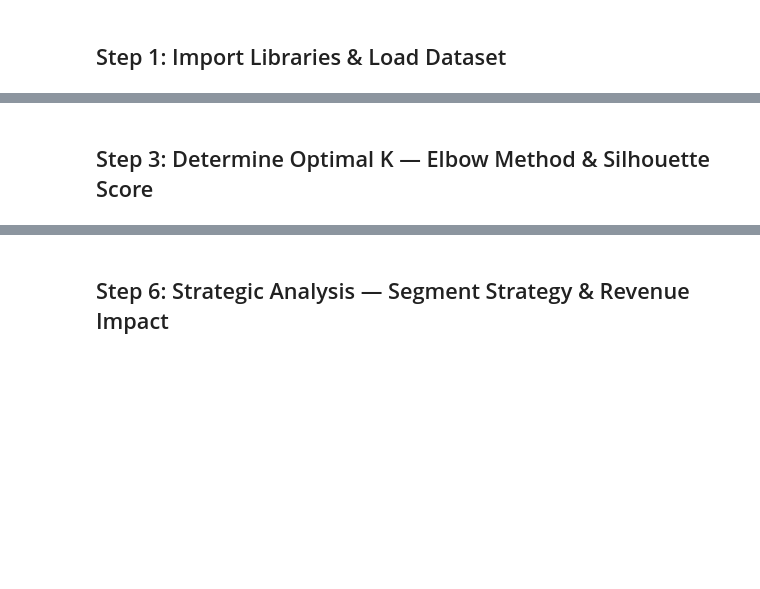
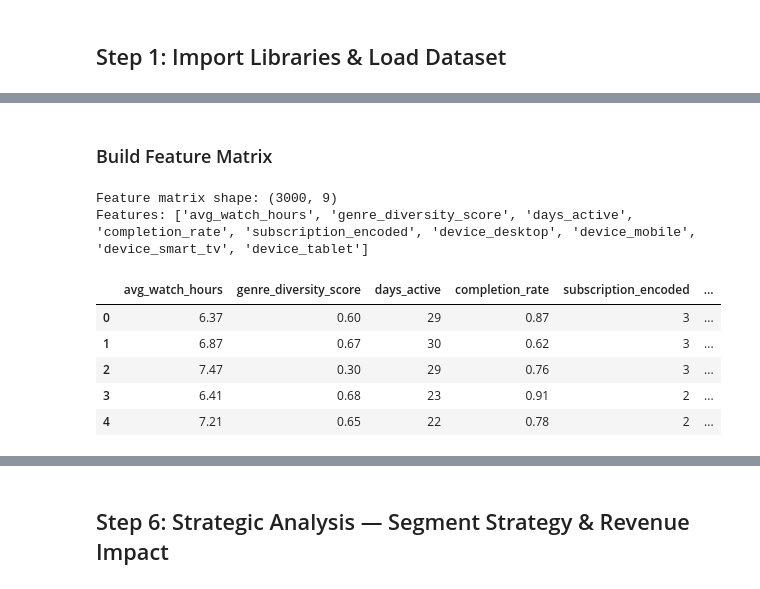
Before and after one commit to mdhiman/iimsd-ba-sessions, a Jupyter notebook: CourseContent/Session3_Segmentation/notebooks/Netflix_User_Segmentation.ipynb, the cells around one changed output, grey strips where cells are left out. Saved outputs shown, nothing was run; the diff lists cells and outputs as text; code cells hidden in the pictures; blank space fills up the shorter version.

```diff
--- a/CourseContent/Session3_Segmentation/notebooks/Netflix_User_Segmentation.ipynb
+++ b/CourseContent/Session3_Segmentation/notebooks/Netflix_User_Segmentation.ipynb
@@ -42,19 +167,21 @@ Encode categorical features and scale all features — **critical for K-Means**
+# %% [markdown]
+### Build Feature Matrix
 # %%
-# Encode categorical features
-sub_order = {'ad_supported': 0, 'basic': 1, 'standard': 2, 'premium': 3}
-df['subscription_encoded'] = df['subscription_type'].map(sub_order)
-
-device_dummies = pd.get_dummies(df['device_primary'], prefix='device')
 df_features = pd.concat([
     df[['avg_watch_hours', 'genre_diversity_score', 'days_active', 'completion_rate', 'subscription_encoded']],
     device_dummies
 ], axis=1)
 
-scaler = StandardScaler()
-X_scaled = scaler.fit_transform(df_features)
 feature_names = df_features.columns.tolist()
-
-print(f"Feature matrix shape: {X_scaled.shape}")
+print(f"Feature matrix shape: {df_features.shape}")
 print(f"Features: {feature_names}")
+df_features.head()
+# %% [output]
+Feature matrix shape: (3000, 9)
+Features: ['avg_watch_hours', 'genre_diversity_score', 'days_active', 'completion_rate', 'subscription_encoded', 'device_desktop', 'device_mobile', 'device_smart_tv', 'device_tablet']
+|  | avg_watch_hours | genre_diversity_score | days_active | completion_rate | subscription_encoded | ... |
+| 0 | 6.37 | 0.60 | 29 | 0.87 | 3 | ... |
+| 1 | 6.87 | 0.67 | 30 | 0.62 | 3 | ... |
+| 2 | 7.47 | 0.30 | 29 | 0.76 | 3 | ... |
+| 3 | 6.41 | 0.68 | 23 | 0.91 | 2 | ... |
+| 4 | 7.21 | 0.65 | 22 | 0.78 | 2 | ... |
-# %% [markdown]
-## Step 3: Determine Optimal K — Elbow Method & Silhouette Score
```
Also changed, not shown: parts of 36 cells of this notebook.
